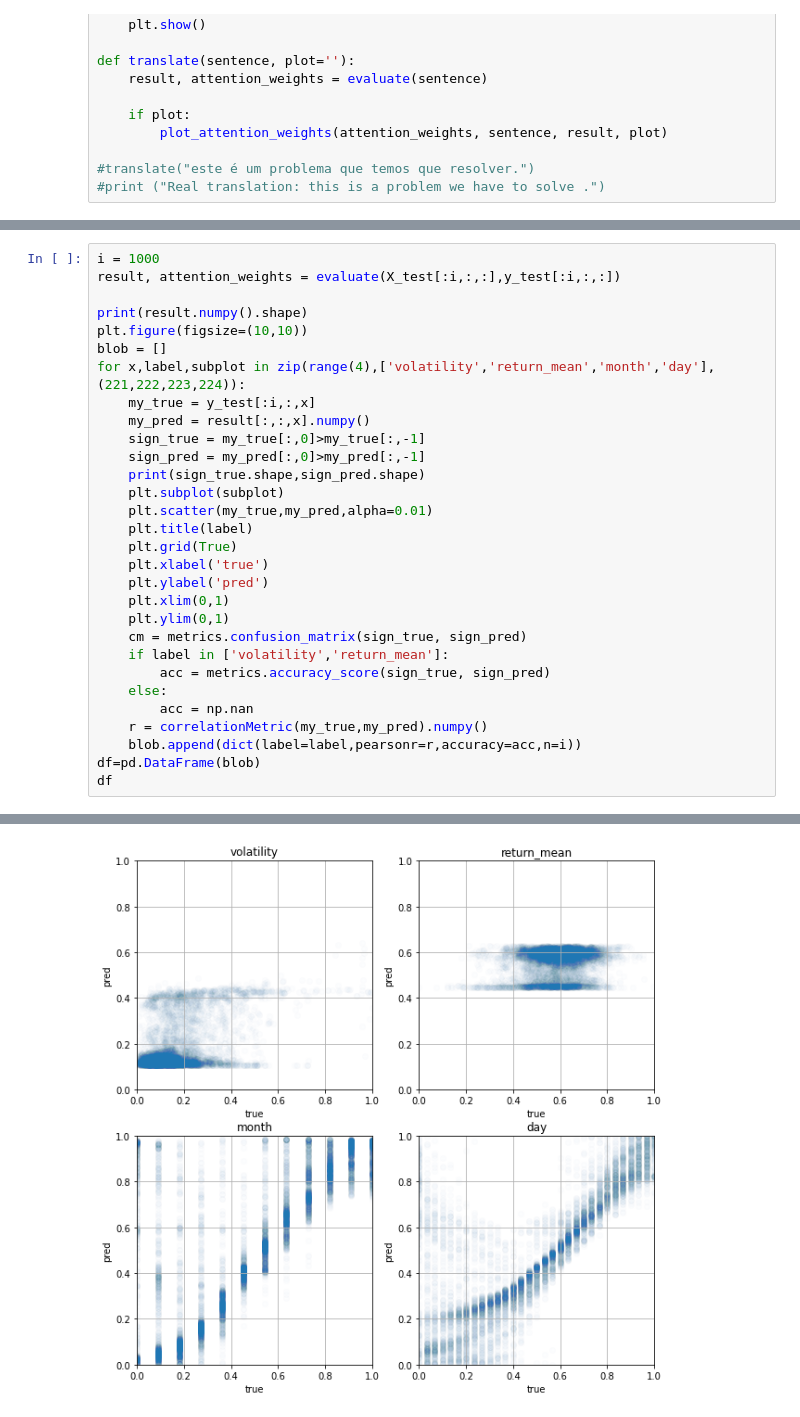
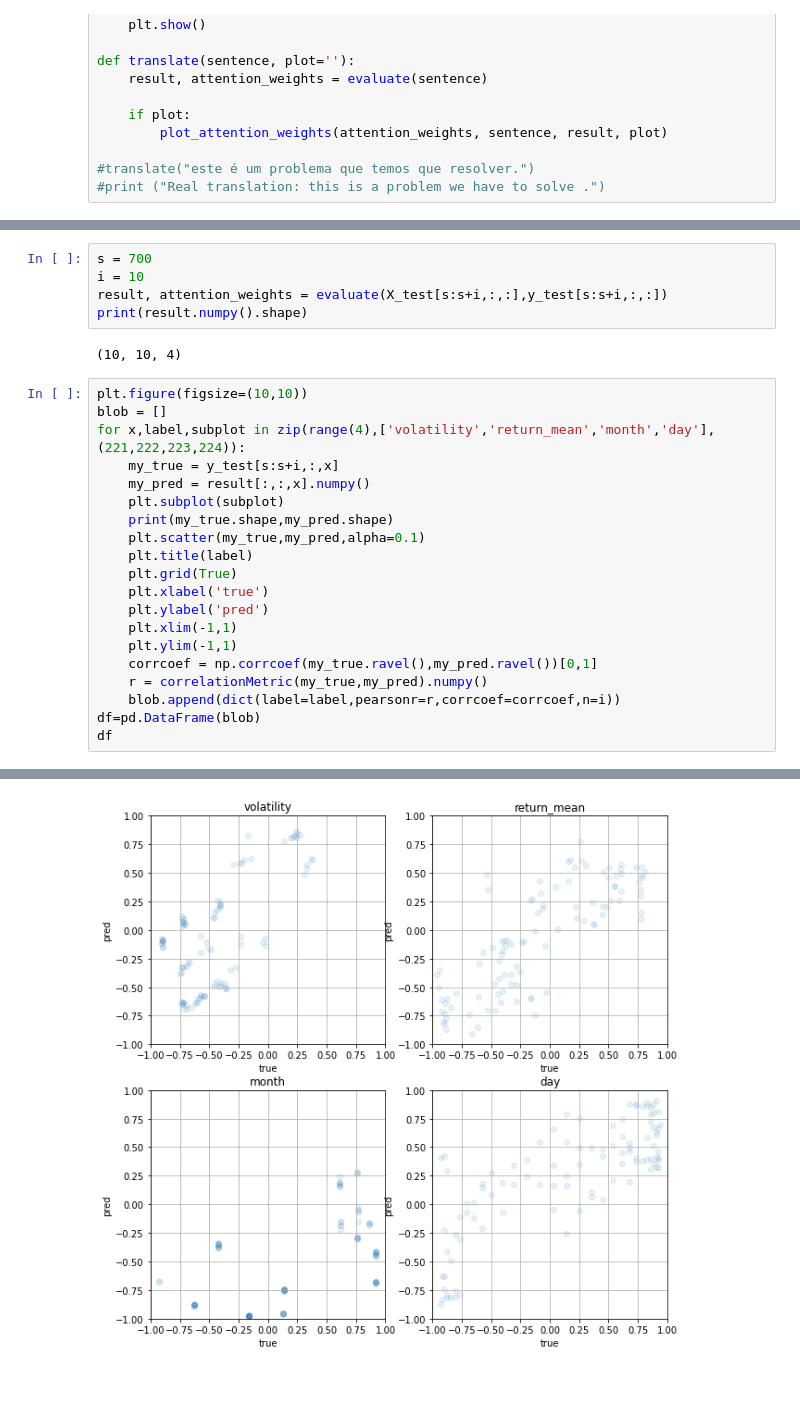
Before and after one commit to pangyuteng/public-misc, a Jupyter notebook: finance/ml/myeval.ipynb, the cells around one changed output, grey strips where cells are left out. Cells and saved outputs as stored; diff of their text form; blank space fills up the shorter version.

```diff
--- a/finance/ml/myeval.ipynb
+++ b/finance/ml/myeval.ipynb
@@ -351,31 +338,28 @@ print(X_test.shape,y_test.shape)
+# %%
+s = 700
+i = 10
+result, attention_weights = evaluate(X_test[s:s+i,:,:],y_test[s:s+i,:,:])
+print(result.numpy().shape)
+# %% [output]
+(10, 10, 4)
 # %%
-i = 1000
-result, attention_weights = evaluate(X_test[:i,:,:],y_test[:i,:,:])
-
-print(result.numpy().shape)
 plt.figure(figsize=(10,10))
 blob = []
 for x,label,subplot in zip(range(4),['volatility','return_mean','month','day'],(221,222,223,224)):
-    my_true = y_test[:i,:,x]
+    my_true = y_test[s:s+i,:,x]
     my_pred = result[:,:,x].numpy()
-    sign_true = my_true[:,0]>my_true[:,-1]
-    sign_pred = my_pred[:,0]>my_pred[:,-1]
-    print(sign_true.shape,sign_pred.shape)
     plt.subplot(subplot)
-    plt.scatter(my_true,my_pred,alpha=0.01)
+    print(my_true.shape,my_pred.shape)
+    plt.scatter(my_true,my_pred,alpha=0.1)
     plt.title(label)
     plt.grid(True)
     plt.xlabel('true')
     plt.ylabel('pred')
-    plt.xlim(0,1)
-    plt.ylim(0,1)
-    cm = metrics.confusion_matrix(sign_true, sign_pred)
-    if label in ['volatility','return_mean']:
-        acc = metrics.accuracy_score(sign_true, sign_pred)
-    else:
-        acc = np.nan
+    plt.xlim(-1,1)
+    plt.ylim(-1,1)
+    corrcoef = np.corrcoef(my_true.ravel(),my_pred.ravel())[0,1]
     r = correlationMetric(my_true,my_pred).numpy()
-    blob.append(dict(label=label,pearsonr=r,accuracy=acc,n=i))
+    blob.append(dict(label=label,pearsonr=r,corrcoef=corrcoef,n=i))
 df=pd.DataFrame(blob)
 df
 # %% [output]
@@ -392,4 +375,4 @@ df
-[figure, old version]
+[figure, new version]
 # %%
 norm = False# True#
 corr = {}
```
Also changed, not shown: parts of 22 cells of this notebook.
